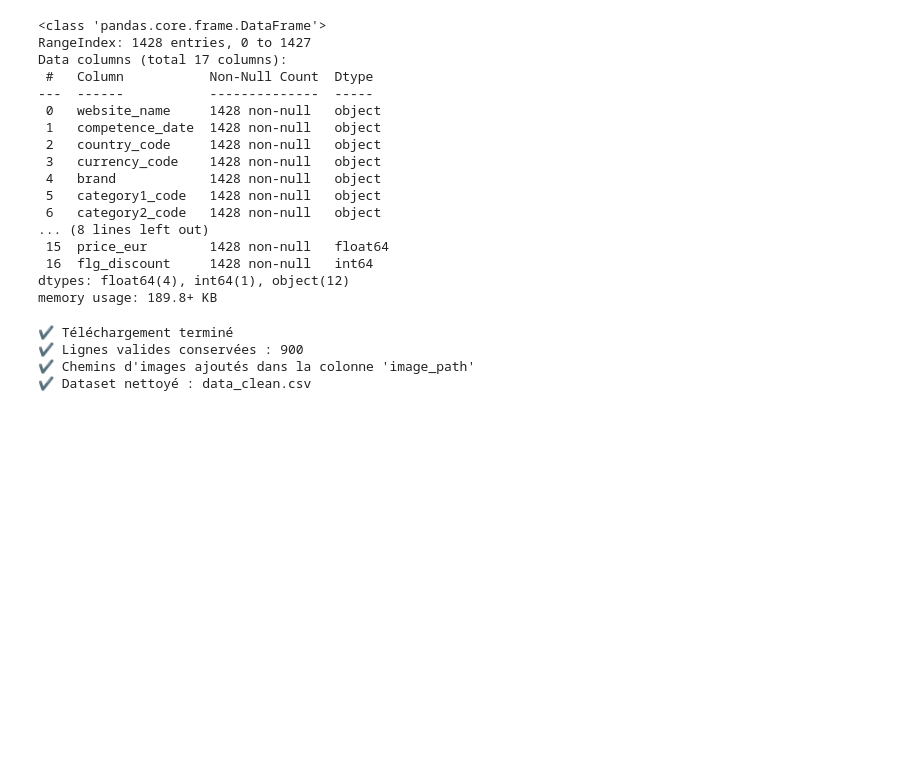
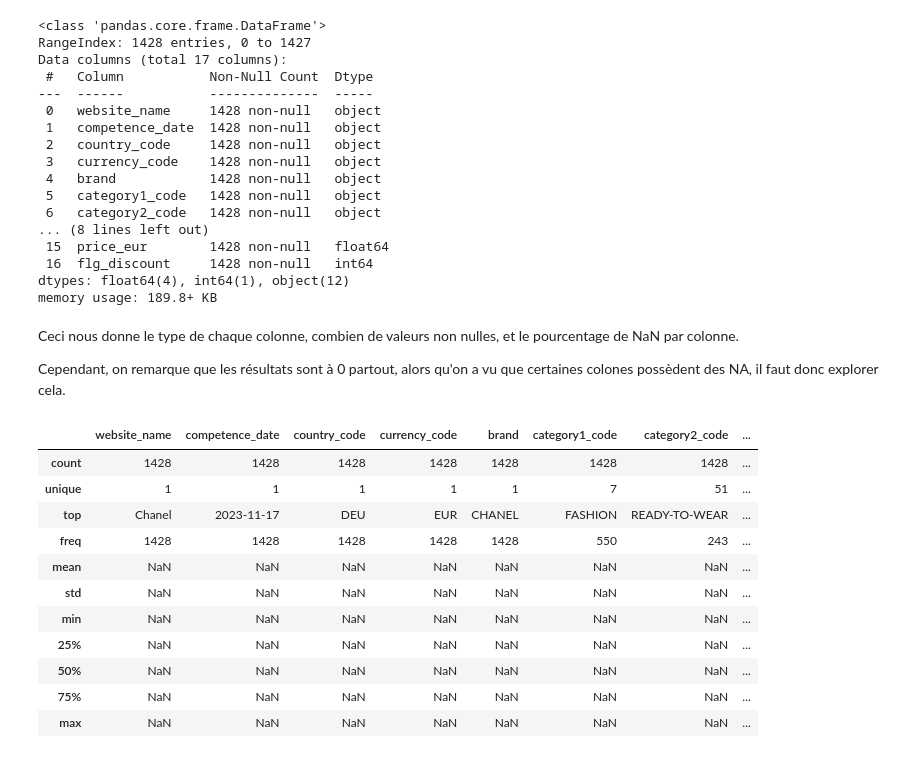
Before and after one commit to Styleflo/CocoBot, a Jupyter notebook: ProjetFinal.ipynb, the cells around one changed output. Cells and saved outputs as stored; diff of their text form; code cells hidden in the pictures; blank space fills up the shorter version.

```diff
--- a/ProjetFinal.ipynb
+++ b/ProjetFinal.ipynb
@@ -44,56 +100,3 @@ Data columns (total 17 columns):
  16  flg_discount     1428 non-null   int64
 dtypes: float64(4), int64(1), object(12)
 memory usage: 189.8+ KB
-# %%
-
-url_column = "imageurl"      # 🔁 change le nom ici
-
-# 2. Créer un dossier pour stocker les images
-output_dir = "Images"
-os.makedirs(output_dir, exist_ok=True)
-
-valid_rows = []  # stocke les lignes valides
-image_paths = [] # stocke les chemins d'images valides
-
-# 3. Télécharger chaque image
-for idx, url in tqdm(df[url_column].items(), total=len(df), desc="Téléchargement images"):
-
-    if pd.isna(url):
-        continue
-
-    filename = os.path.join(output_dir, f"{idx:05d}.jpg")
-
-    try:
-        response = requests.get(url, timeout=10)
-        response.raise_for_status()
-
-        # Sauvegarde de l'image
-        with open(filename, "wb") as f:
-            f.write(response.content)
-
-        # Ligne valide → on stocke la ligne + chemin
-        valid_rows.append(idx)
-        image_paths.append(filename)
-
-    except:
-        # Pas d'affichage d'erreur (totalement silencieux)
-        pass
-
-# 4. Nettoyage : garder uniquement les bonnes lignes
-df_clean = df.loc[valid_rows].reset_index(drop=True)
-
-# Ajout de la colonne image_path
-df_clean["image_path"] = image_paths
-
-# 5. Sauvegarde du dataset propre
-df_clean.to_csv("data_clean.csv", index=False)
-
-print("✔ Téléchargement terminé")
-print(f"✔ Lignes valides conservées : {len(df_clean)}")
-print("✔ Chemins d'images ajoutés dans la colonne 'image_path'")
-print("✔ Dataset nettoyé : data_clean.csv")
-# %% [output]
-✔ Téléchargement terminé
-✔ Lignes valides conservées : 900
-✔ Chemins d'images ajoutés dans la colonne 'image_path'
-✔ Dataset nettoyé : data_clean.csv
@@ -99,0 +107,19 @@ print("✔ Dataset nettoyé : data_clean.csv")
+# %% [markdown]
+Ceci nous donne le type de chaque colonne, combien de valeurs non nulles, et le pourcentage de NaN par colonne.
+
+Cependant, on remarque que les résultats sont à 0 partout, alors qu'on a vu que certaines colones possèdent des NA, il faut donc explorer cela.
+# %%
+df.describe(include='all')
+# %% [output]
+|  | website_name | competence_date | country_code | currency_code | brand | category1_code | category2_code | ... |
+| count | 1428 | 1428 | 1428 | 1428 | 1428 | 1428 | 1428 | ... |
+| unique | 1 | 1 | 1 | 1 | 1 | 7 | 51 | ... |
+| top | Chanel | 2023-11-17 | DEU | EUR | CHANEL | FASHION | READY-TO-WEAR | ... |
+| freq | 1428 | 1428 | 1428 | 1428 | 1428 | 550 | 243 | ... |
+| mean | NaN | NaN | NaN | NaN | NaN | NaN | NaN | ... |
+| std | NaN | NaN | NaN | NaN | NaN | NaN | NaN | ... |
+| min | NaN | NaN | NaN | NaN | NaN | NaN | NaN | ... |
+| 25% | NaN | NaN | NaN | NaN | NaN | NaN | NaN | ... |
+| 50% | NaN | NaN | NaN | NaN | NaN | NaN | NaN | ... |
+| 75% | NaN | NaN | NaN | NaN | NaN | NaN | NaN | ... |
+| max | NaN | NaN | NaN | NaN | NaN | NaN | NaN | ... |
```
Also changed, not shown: parts of 6 cells of this notebook, 1 other file.
